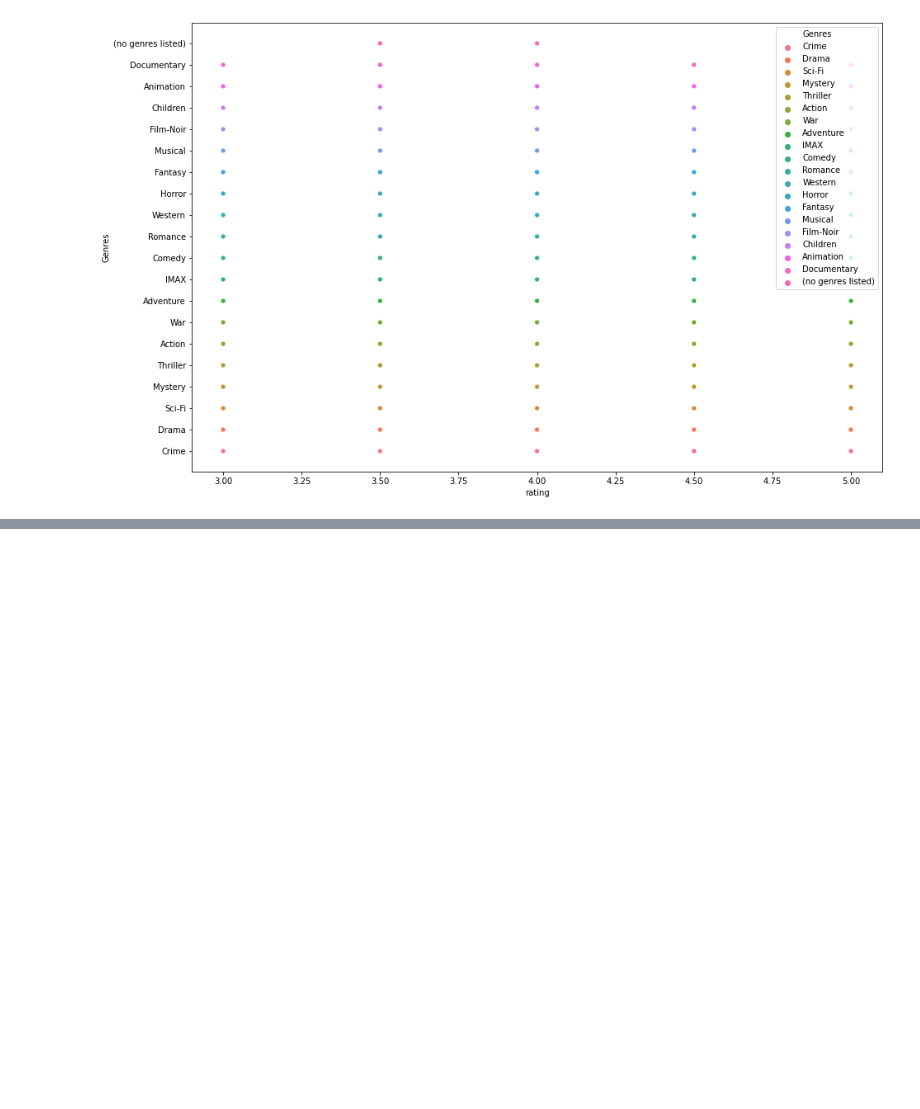
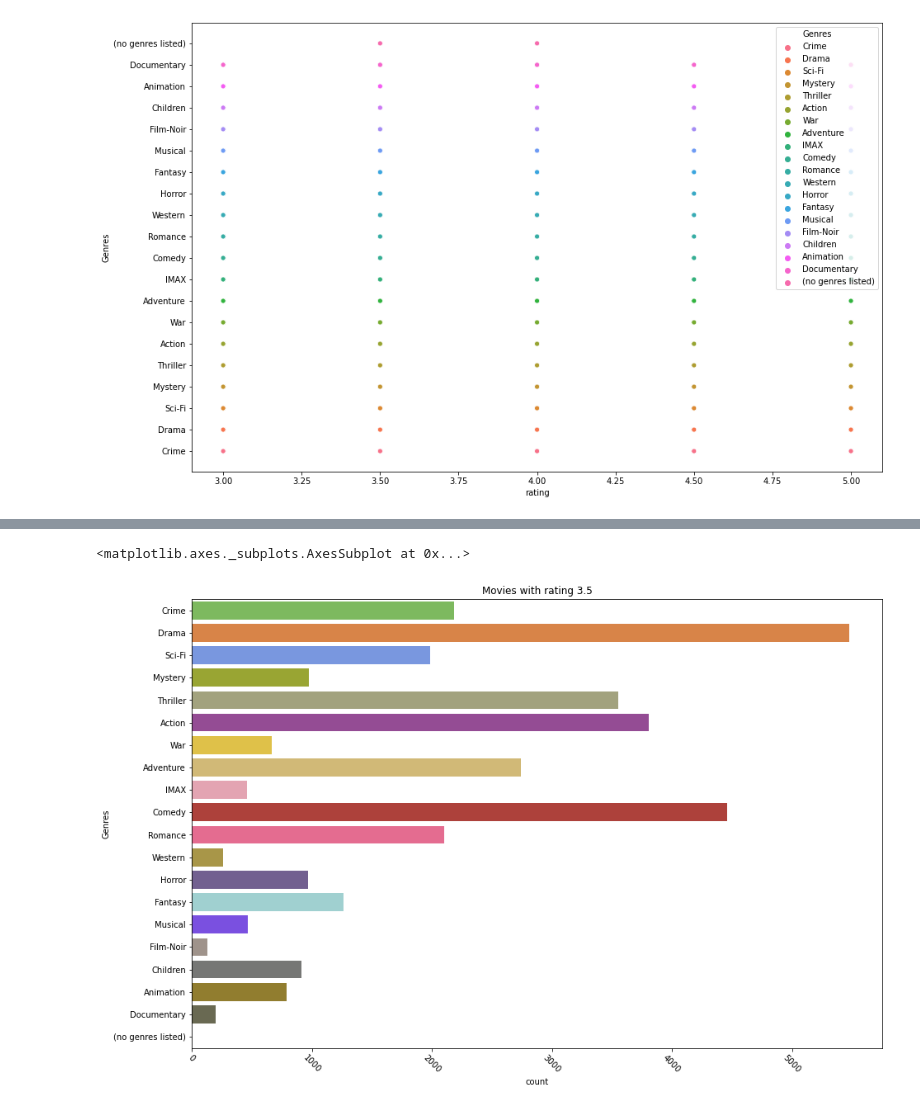
Before and after one commit to slickHnaa/Movies-Assignment-HNAA, a Jupyter notebook: Movies Assignment HNAA.ipynb, the cells around one changed output, grey strips where cells are left out. Cells and saved outputs as stored; diff of their text form; code cells hidden in the pictures; blank space fills up the shorter version.

```diff
--- a/Movies Assignment HNAA.ipynb
+++ b/Movies Assignment HNAA.ipynb
@@ -293,0 +313,8 @@ High_Rating
+# %%
+PR35 = sns.countplot( y = 'Genres', data = RA35, palette = movies_colors)
+plt.xticks(rotation = -45)
+plt.title('Movies with rating 3.5')
+PR35
+# %% [output]
+<matplotlib.axes._subplots.AxesSubplot at 0x...>
+[figure, added]
```
Also changed, not shown: parts of 6 cells of this notebook.
